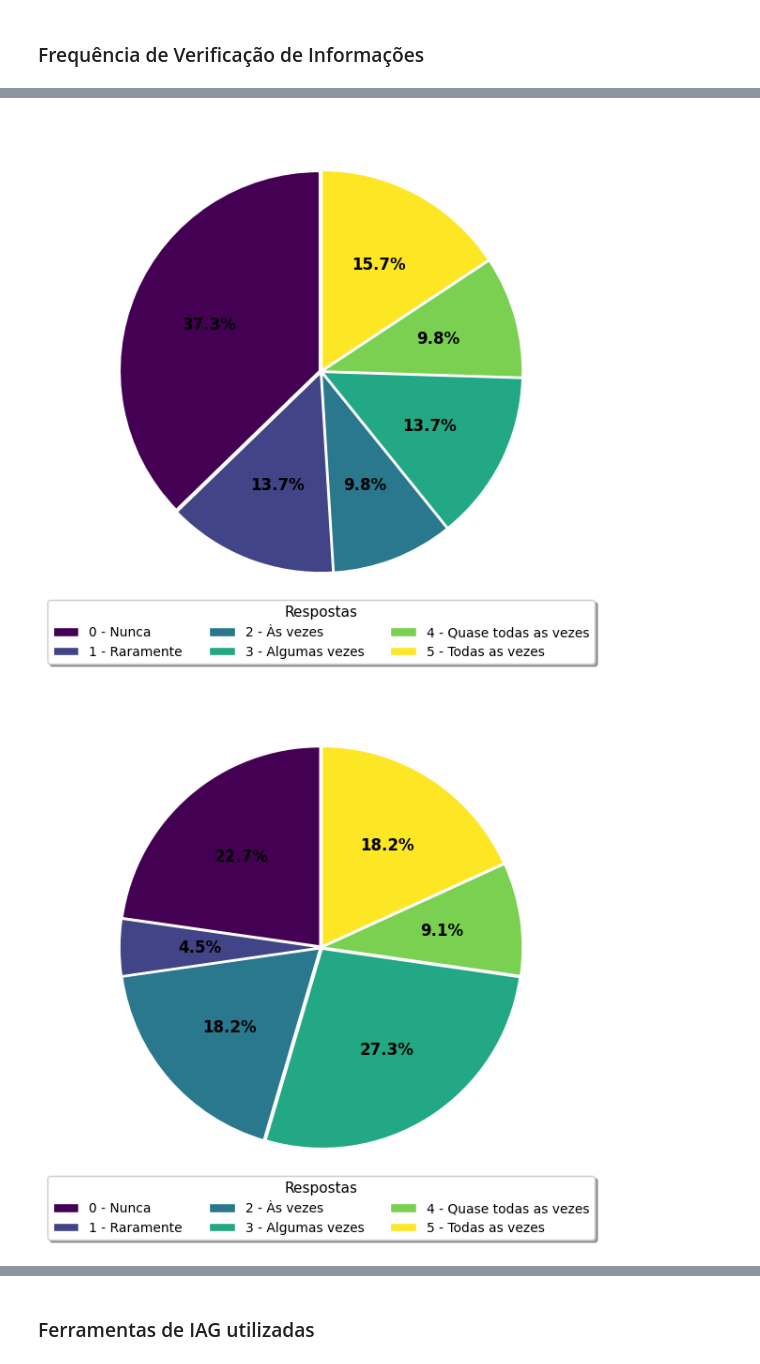
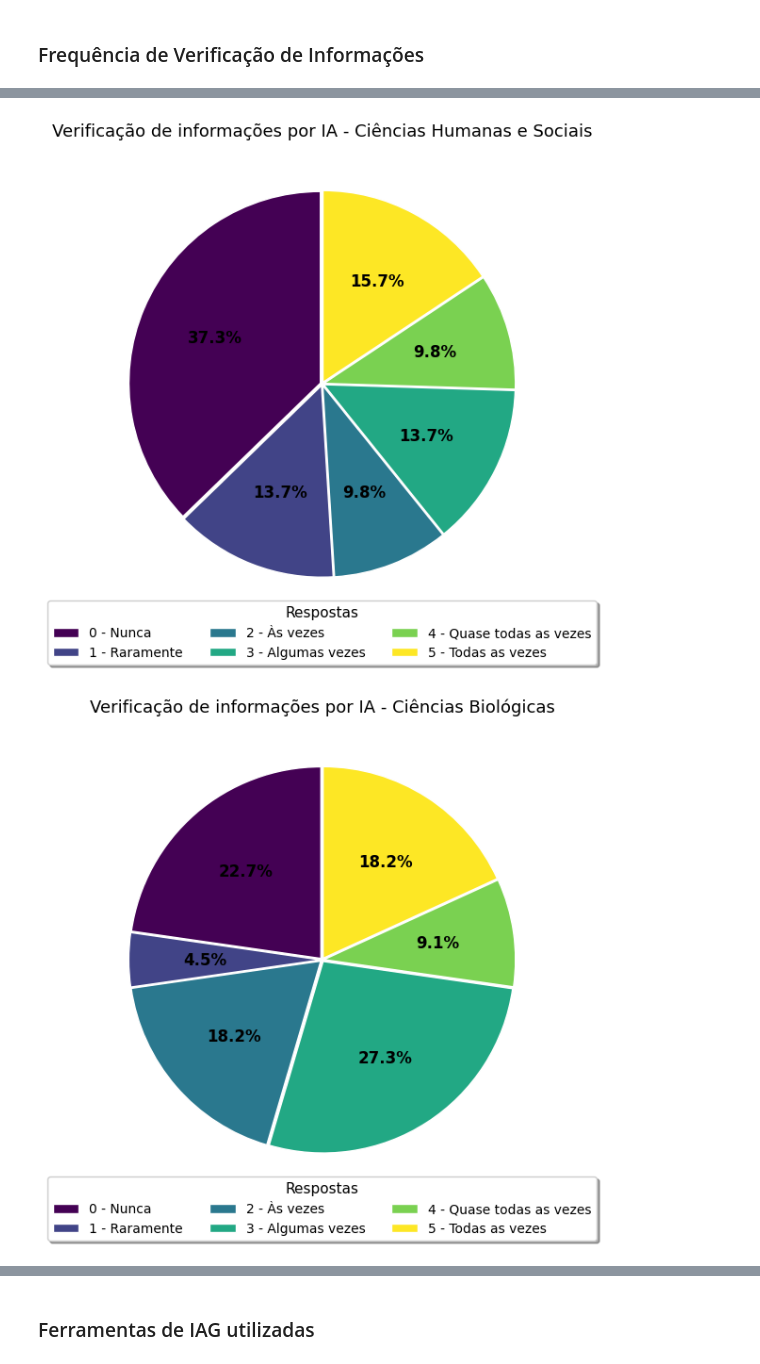
Before and after one commit to MariaLuiseB/Analise-TCC, a Jupyter notebook: areas_estudo_analises.ipynb, the cells around one changed output, grey strips where cells are left out. Drawn from its saved outputs; the diff is of its cells as text; code cells hidden in the pictures.

```diff
--- a/areas_estudo_analises.ipynb
+++ b/areas_estudo_analises.ipynb
@@ -120,7 +120,7 @@ labels = df_grouped_areas['Área de Estudo Agrupada']  # Nomes das áreas agrupa
 sizes = df_grouped_areas['Contagem'] / df_grouped_areas['Contagem'].sum() * 100  # Porcentagens
 
 # Especificar cores da paleta viridis
-viridis = cm.get_cmap('viridis')
+viridis = cm.get_cmap('Pastel2_r')  # Paleta de cores viridis com 4 cores
 colors = [viridis(0.95), viridis(0.25), viridis(0.75), viridis(0.15)]  # Valores específicos da paleta
 
 # Criar o gráfico de pizza
@@ -949,7 +949,18 @@ for area in areas:
     # Cria a legenda com os rótulos dos níveis de resposta (0 a 5)
     legenda_labels = ['0 - Nunca', '1 - Raramente', '2 - Às vezes', '3 - Algumas vezes', '4 - Quase todas as vezes', '5 - Todas as vezes']
     handles = [plt.Rectangle((0, 0), 1, 1, color=cmap(i / 5)) for i in range(6)]
-    ax.legend(handles, legenda_labels, title="Respostas", loc='center left', bbox_to_anchor=(1, 0.5))
+    ax.legend(
+        handles,
+        legenda_labels,
+        title="Respostas",
+        loc='lower center',
+        fontsize=10,
+        bbox_to_anchor=(0.4, -0.5),
+        ncol=3,
+        title_fontsize=12,
+        fancybox=True,
+        shadow=True
+        )
 
     # Ajusta o layout e exibe o gráfico
     plt.tight_layout()
@@ -1033,7 +1044,7 @@ for area in areas:
     )
 
     # Título com o nome da área
-    # ax.set_title(f'Verificação de informações por IA - {area}', fontsize=13)
+    ax.set_title(f'Verificação de informações por IA - {area}', fontsize=13)
 
     # Legenda ao lado com fancybox
     ax.legend(
@@ -1061,4 +1072,12 @@ for area in areas:
     print(f"\nÁrea: {area}")
     for i, resposta in enumerate(respostas):
         print(f"{labels[i]}: {resposta:.1f}%")
+
+# imprimir o valor absoluto de cada área
+for area in areas:
+    df_area = df[df['Área de Estudo Agrupada'] == area]
+    contagem_respostas = df_area[pergunta_verificacao].value_counts().sort_index()
+    print(f"\nÁrea: {area}")
+    for i, resposta in enumerate(contagem_respostas):
+        print(f"{labels[i]}: {resposta} respostas")
 # %% [output]
@@ -1066,2 +1085,2 @@ for area in areas:
-[figure, old version]
+[figure, new version]
-[figure, old version]
+[figure, new version]
```
Also changed, not shown: parts of 4 cells of this notebook, 4 other files.
